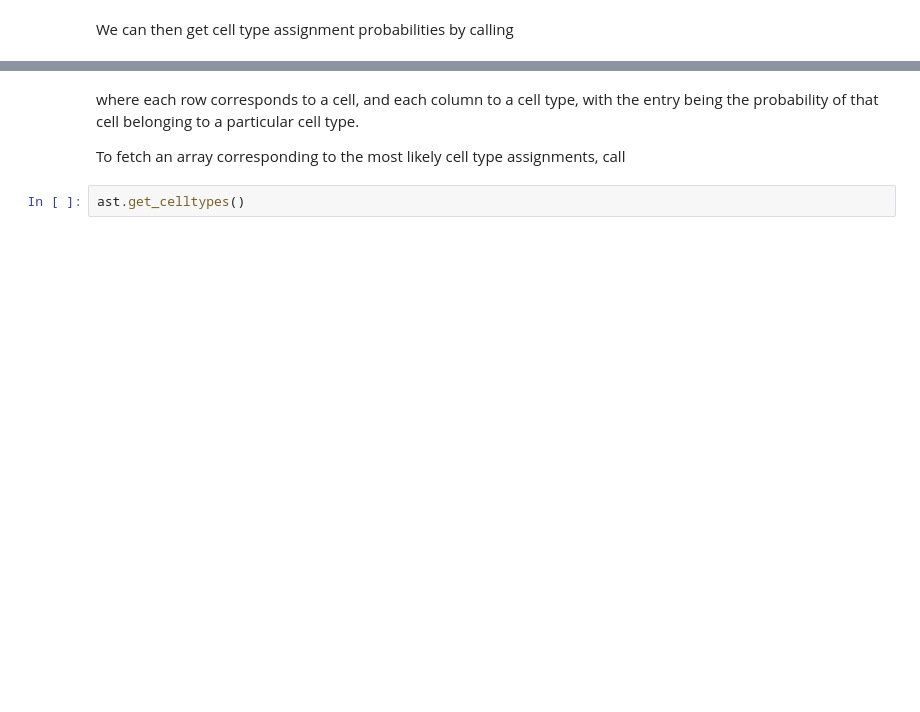
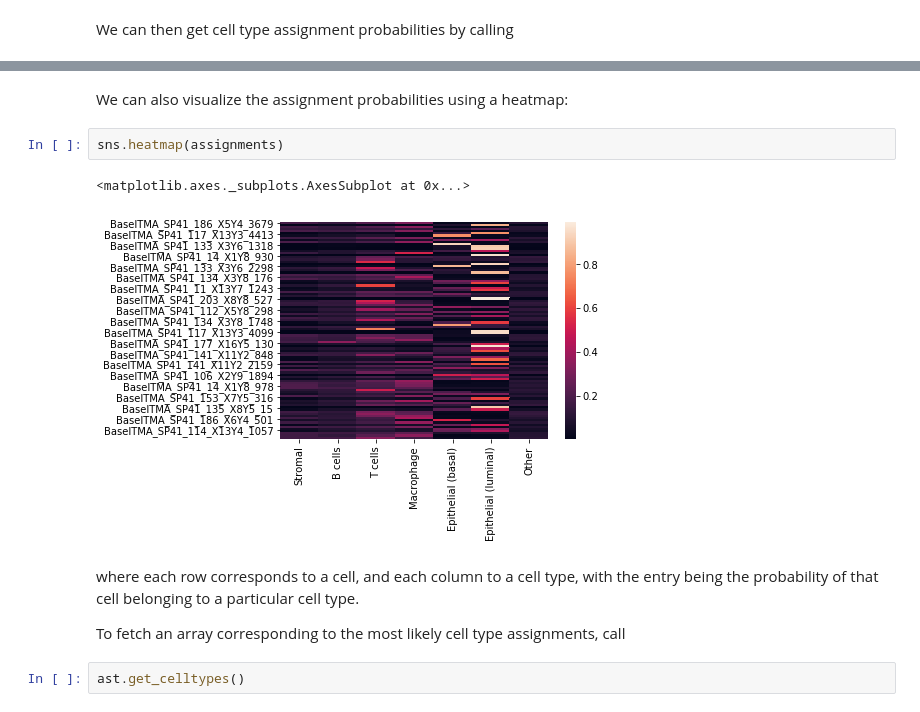
Before and after one commit to camlab-bioml/astir, a Jupyter notebook: docs/tutorials/notebooks/getting_started.ipynb, the cells around one changed output, grey strips where cells are left out. Drawn from its saved outputs; the diff is of its cells as text; blank space fills up the shorter version.

```diff
--- a/docs/tutorials/notebooks/getting_started.ipynb
+++ b/docs/tutorials/notebooks/getting_started.ipynb
@@ -126,4 +114,11 @@ assignments
 100 rows × 7 columns
+# %% [markdown]
+We can also visualize the assignment probabilities using a heatmap:
+# %%
+sns.heatmap(assignments)
+# %% [output]
+<matplotlib.axes._subplots.AxesSubplot at 0x...>
+[figure, added]
 # %% [markdown]
 where each row corresponds to a cell, and each column to a cell type, with the entry being the probability of that cell belonging to a particular cell type.
 
```
Also changed, not shown: parts of 12 cells of this notebook, 5 other files.
